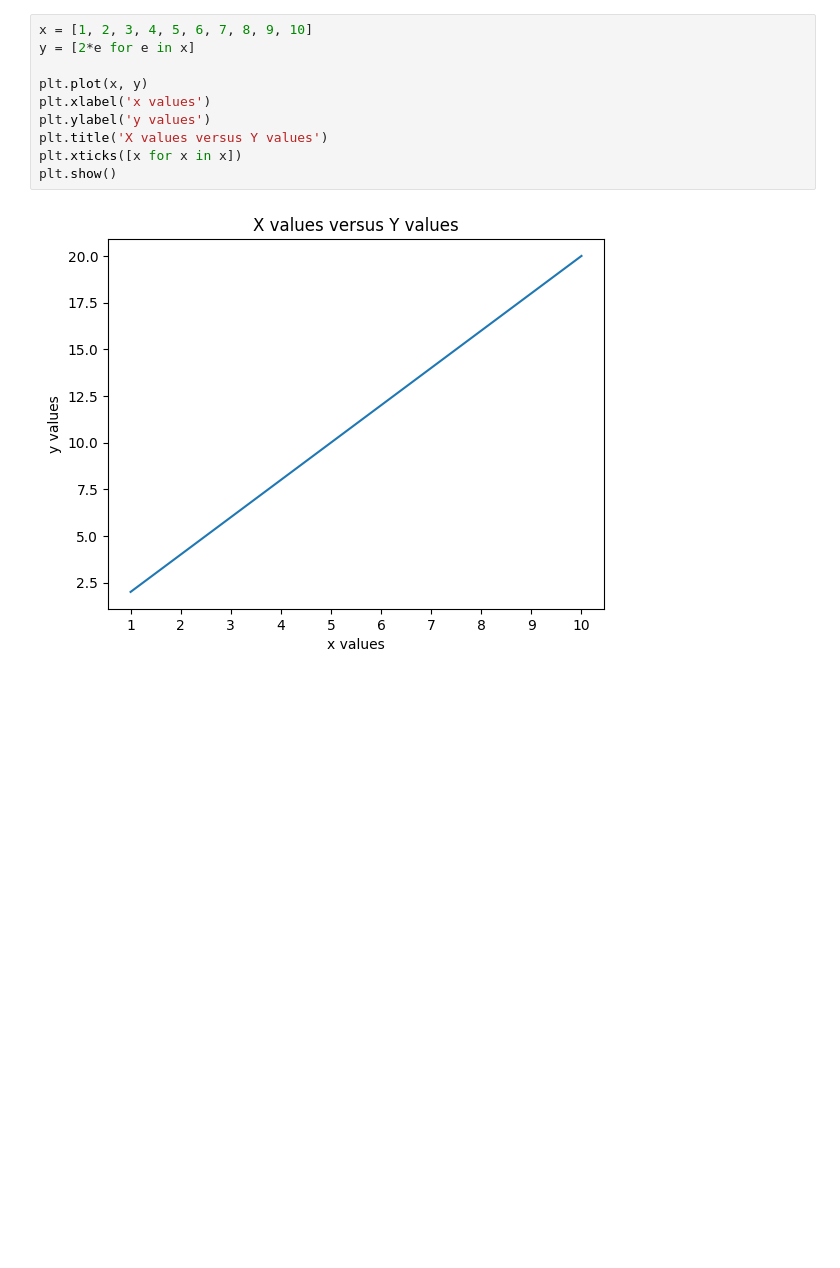
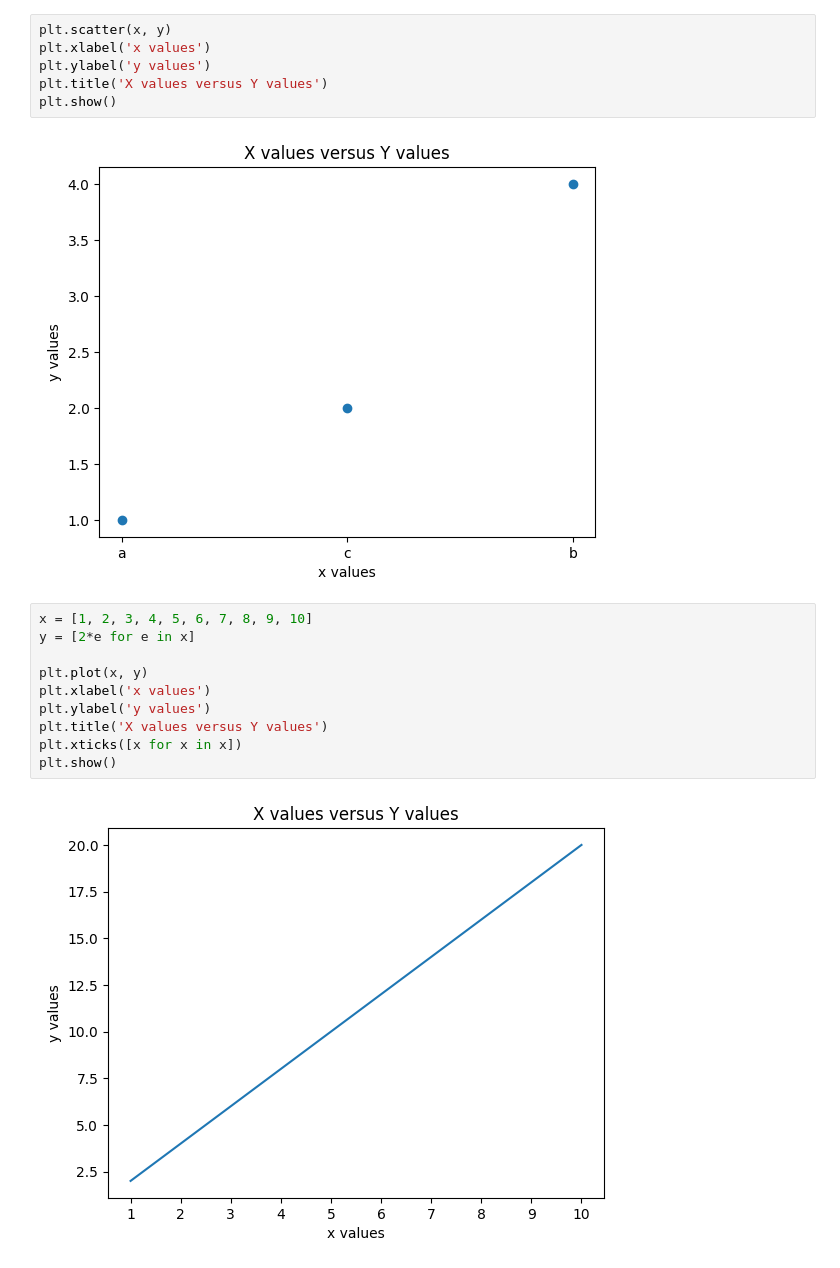
Before and after one commit to QuangMDoan/python, a Jupyter notebook: plots.ipynb, the cells around one changed output. Cells and saved outputs as stored; diff of their text form; blank space fills up the shorter version.

```diff
--- a/plots.ipynb
+++ b/plots.ipynb
@@ -16,3 +23,11 @@ plt.show()
+# %%
+plt.scatter(x, y)
+plt.xlabel('x values')
+plt.ylabel('y values')
+plt.title('X values versus Y values')
+plt.show()
+# %% [output]
+[figure, added]
 # %%
 x = [1, 2, 3, 4, 5, 6, 7, 8, 9, 10]
 y = [2*e for e in x]
```
Also changed, not shown: parts of 6 cells of this notebook.
